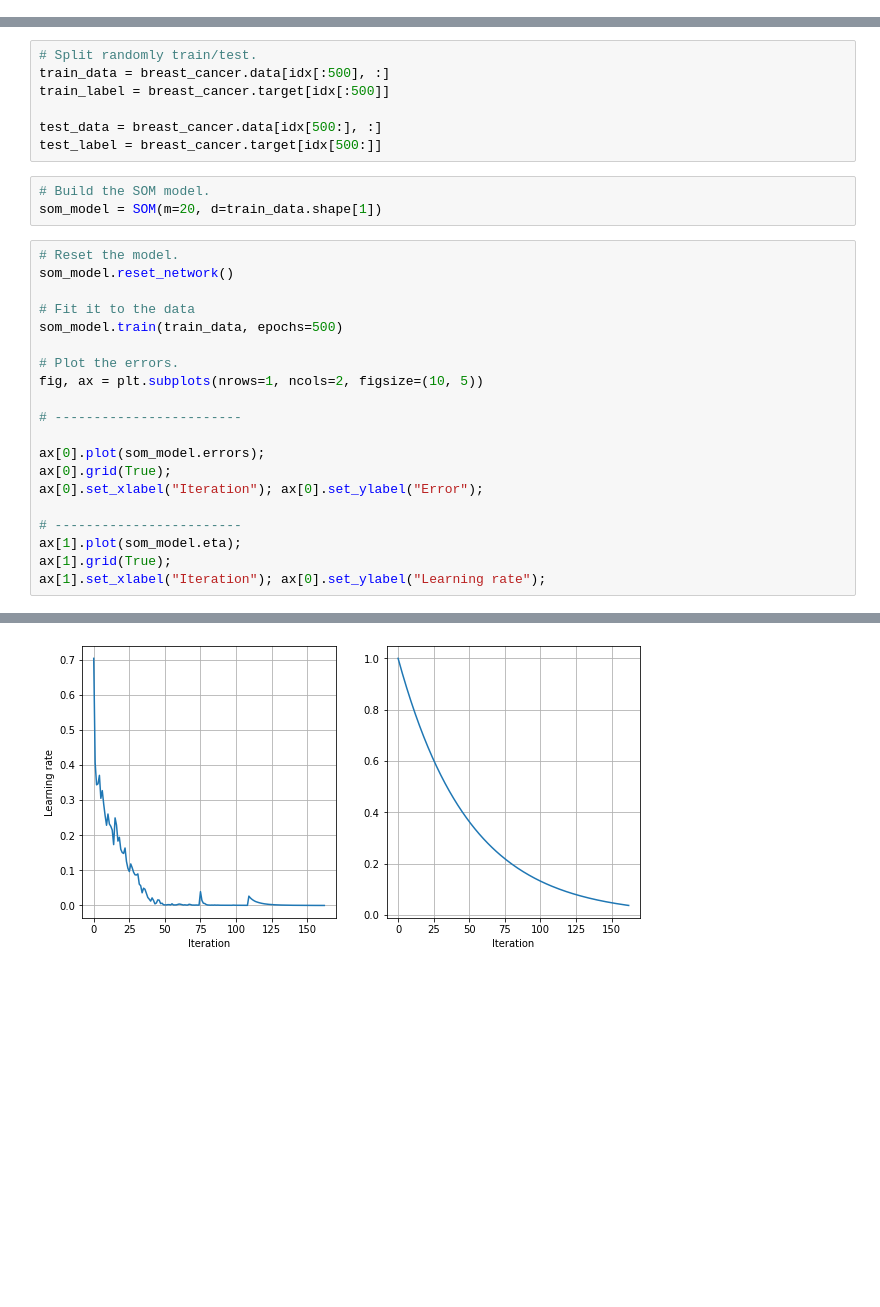
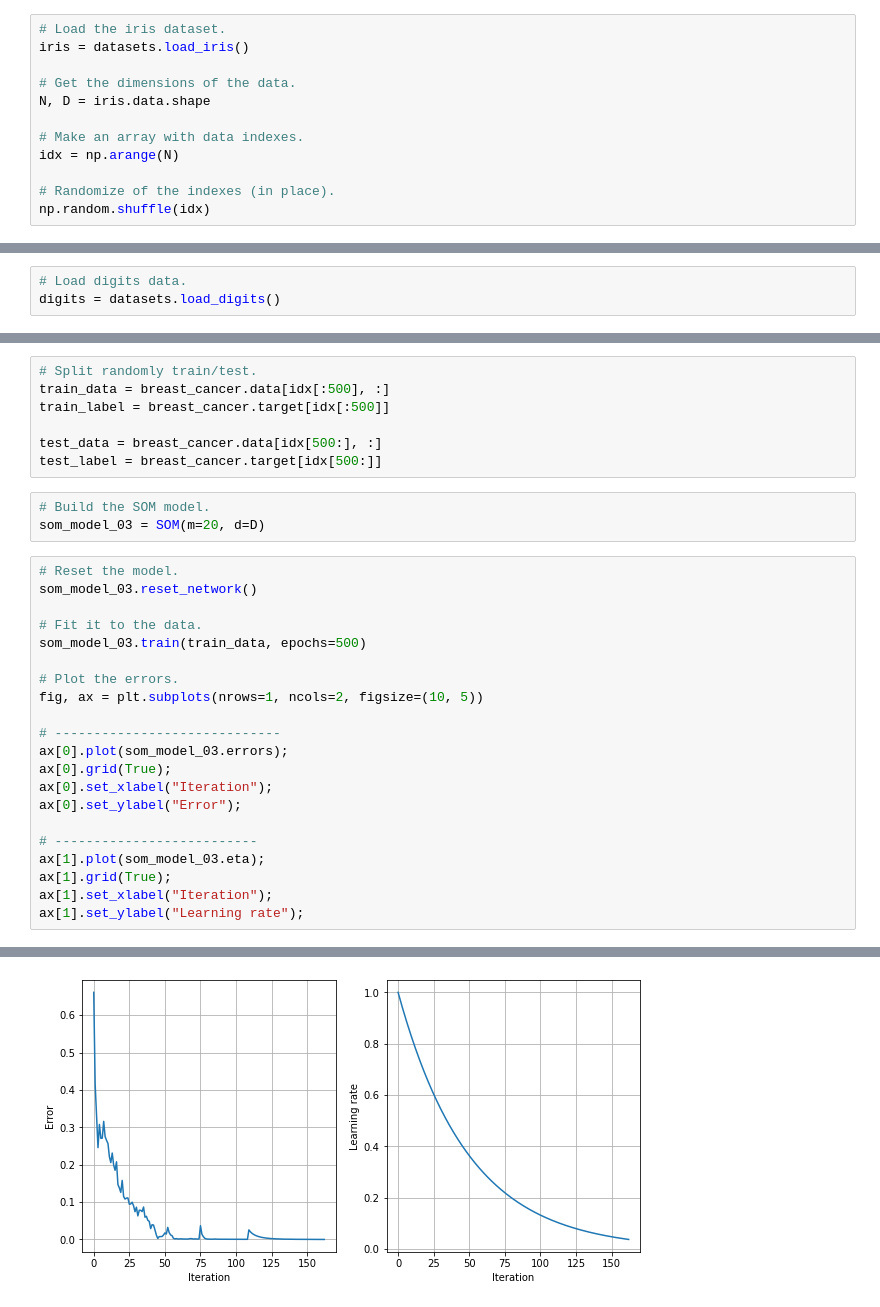
Before and after one commit to vrettasm/SOMap, a Jupyter notebook: examples/toy_examples.ipynb, the cells around one changed output, grey strips where cells are left out. Cells and saved outputs as stored; diff of their text form; blank space fills up the shorter version.

```diff
--- a/examples/toy_examples.ipynb
+++ b/examples/toy_examples.ipynb
@@ -16,0 +21,12 @@ from sklearn.preprocessing import StandardScaler
+# %%
+# Load the iris dataset.
+iris = datasets.load_iris()
+
+# Get the dimensions of the data.
+N, D = iris.data.shape
+
+# Make an array with data indexes.
+idx = np.arange(N)
+
+# Randomize of the indexes (in place).
+np.random.shuffle(idx)
@@ -16,0 +120,3 @@ from sklearn.preprocessing import StandardScaler
+# %%
+# Load digits data.
+digits = datasets.load_digits()
@@ -39,26 +252,27 @@ test_data = breast_cancer.data[idx[500:], :]
 test_label = breast_cancer.target[idx[500:]]
 # %%
 # Build the SOM model.
-som_model = SOM(m=20, d=train_data.shape[1])
+som_model_03 = SOM(m=20, d=D)
 # %%
 # Reset the model.
-som_model.reset_network()
+som_model_03.reset_network()
 
-# Fit it to the data
-som_model.train(train_data, epochs=500)
+# Fit it to the data.
+som_model_03.train(train_data, epochs=500)
 
 # Plot the errors.
 fig, ax = plt.subplots(nrows=1, ncols=2, figsize=(10, 5))
 
-# ------------------------
+# -----------------------------
+ax[0].plot(som_model_03.errors);
+ax[0].grid(True);
+ax[0].set_xlabel("Iteration");
+ax[0].set_ylabel("Error");
 
-ax[0].plot(som_model.errors);
-ax[0].grid(True);
-ax[0].set_xlabel("Iteration"); ax[0].set_ylabel("Error");
-
-# ------------------------
-ax[1].plot(som_model.eta);
+# --------------------------
+ax[1].plot(som_model_03.eta);
 ax[1].grid(True);
-ax[1].set_xlabel("Iteration"); ax[0].set_ylabel("Learning rate");
+ax[1].set_xlabel("Iteration");
+ax[1].set_ylabel("Learning rate");
 # %% [output]
  SOM training started ...
@@ -83,3 +297,3 @@ ax[1].set_xlabel("Iteration"); ax[0].set_ylabel("Learning rate");
-[figure, old version]
+[figure, new version]
 # %%
 # This will return the positions (on the grid) of the data used to train the network.
```
Also changed, not shown: parts of 22 cells of this notebook.
